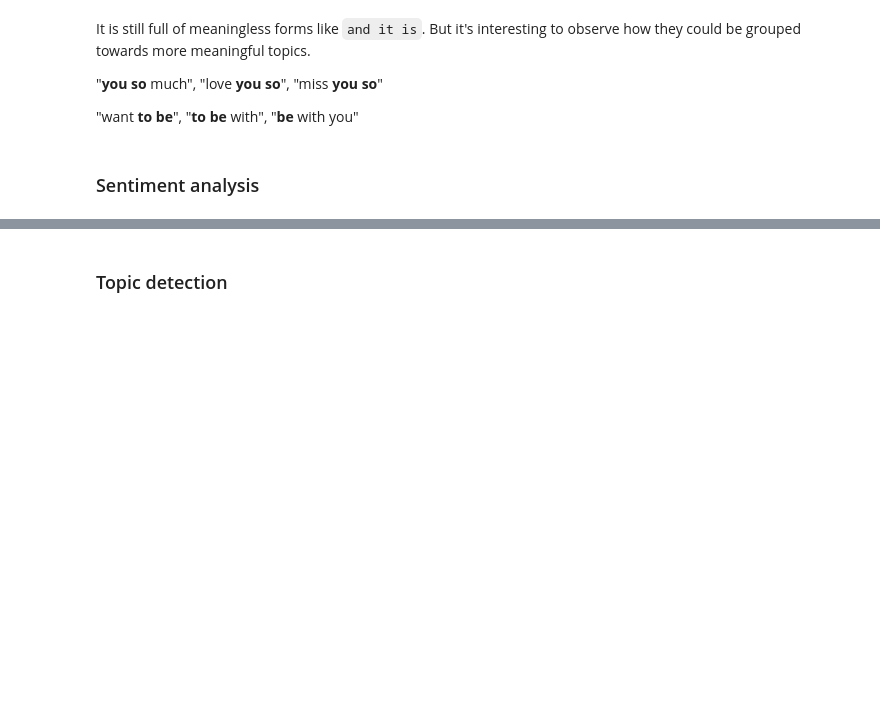
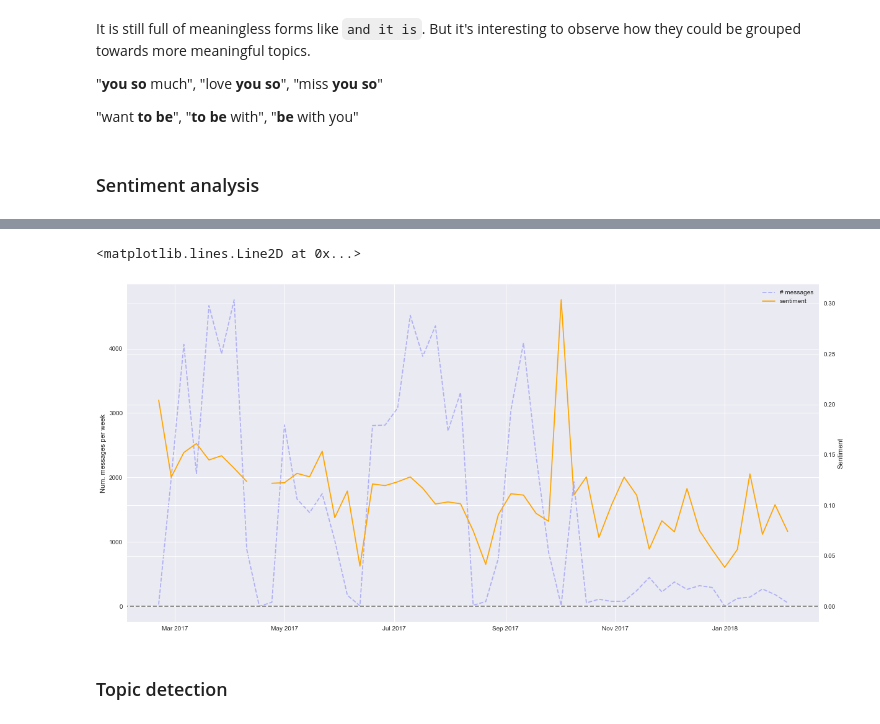
Before and after one commit to guiem/my_notebooks, a Jupyter notebook: anniversary/anniversary.ipynb, the cells around one changed output, grey strips where cells are left out. Cells and saved outputs as stored; diff of their text form; code cells hidden in the pictures; blank space fills up the shorter version.

```diff
--- a/anniversary/anniversary.ipynb
+++ b/anniversary/anniversary.ipynb
@@ -760,3 +886,19 @@ It is still full of meaningless forms like `and it is`. But it's interesting to
+# %%
+senti_weeks = df.groupby(pd.Grouper(key="datetime", freq='W-MON'))['senti'].mean()
+# %%
+fig, ax = plt.subplots()
+ax.plot(messages_week.text,'--',color='b',alpha=0.25,label='# messages')
+ax.set_ylabel('Num. messages per week')
+fig.set_size_inches(20,10)
+ax2 = ax.twinx()
+ax2.plot(senti_weeks,color='orange',label='sentiment')
+ax2.set_ylabel('Sentiment')
+lines = ax.get_lines() + ax2.get_lines()
+ax.legend(lines, [line.get_label() for line in lines], loc='best')
+plt.axhline(y=0.0, xmin=-1, xmax=1, hold=None,color='gray',linestyle='--')
+# %% [output]
+<matplotlib.lines.Line2D at 0x...>
+[figure, added]
 # %% [markdown]
 ### Topic detection <a class="anchor" id="topic"></a>
 # %% [markdown]
```
Also changed, not shown: parts of 27 cells of this notebook, 4 other files.
